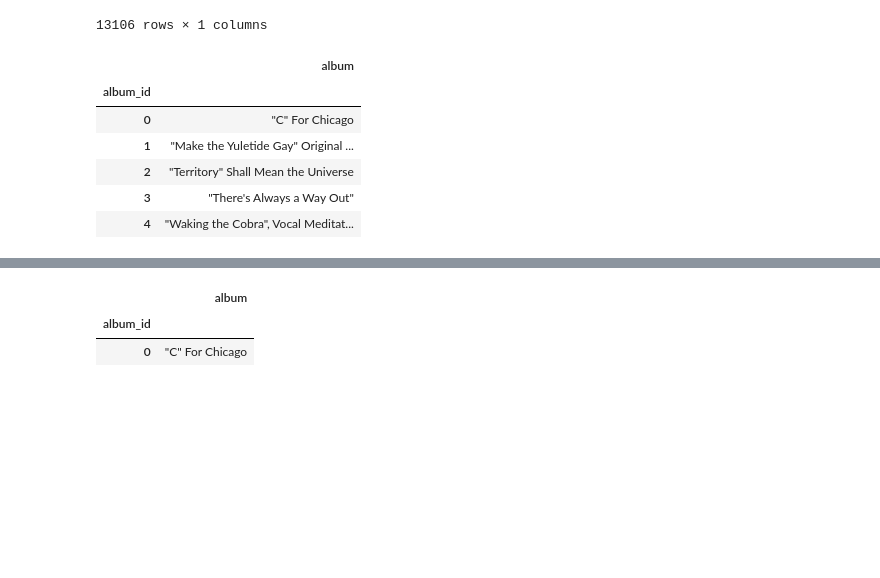
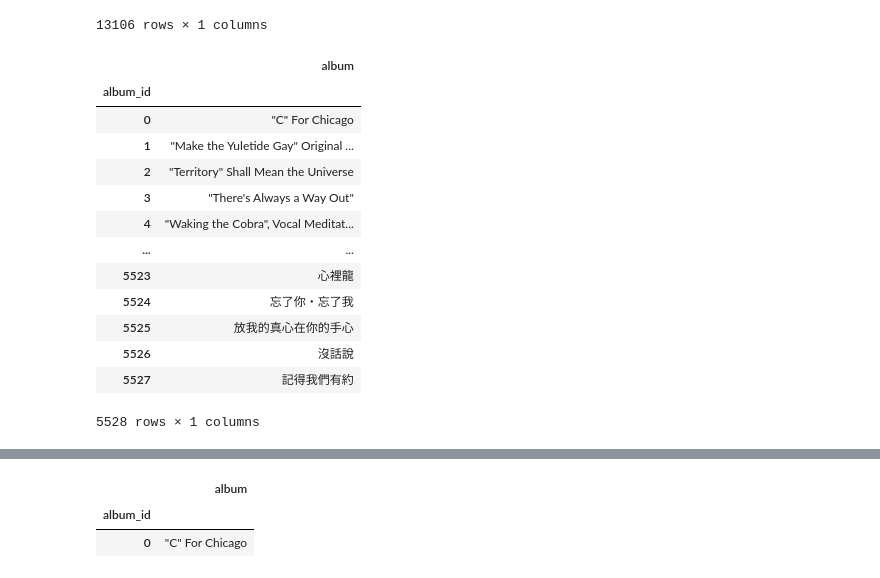
Before and after one commit to cchloet/SpotifyDatabase, a Jupyter notebook: spotify_db.ipynb, the cells around one changed output, grey strips where cells are left out. Saved outputs shown, nothing was run; the diff lists cells and outputs as text; code cells hidden in the pictures; blank space fills up the shorter version.

```diff
--- a/spotify_db.ipynb
+++ b/spotify_db.ipynb
@@ -74,20 +79,27 @@ artist_df
 # %%
 # Album Table
 album = df.groupby('album')
 album = album['album_id'].unique()
 album = album.reset_index()
 album = album.drop('album_id', axis=1)
 album = pd.DataFrame(album)
 album.index.rename("album_id", inplace=True)
-album.head()
+album
 # %% [output]
 |  | album |
 | album_id |  |
 | 0 | "C" For Chicago |
 | 1 | "Make the Yuletide Gay" Original ... |
 | 2 | "Territory" Shall Mean the Universe |
 | 3 | "There's Always a Way Out" |
 | 4 | "Waking the Cobra", Vocal Meditat... |
+| ... | ... |
+| 5523 | 心裡龍 |
+| 5524 | 忘了你‧忘了我 |
+| 5525 | 放我的真心在你的手心 |
+| 5526 | 沒話說 |
+| 5527 | 記得我們有約 |
+5528 rows × 1 columns
 # %%
 # Song Table
 song = df[['name', 'track_number', 'disc_number', 'duration_ms', 'time_signature', 'year', 'release_date']]
```
Also changed, not shown: parts of 8 cells of this notebook.
